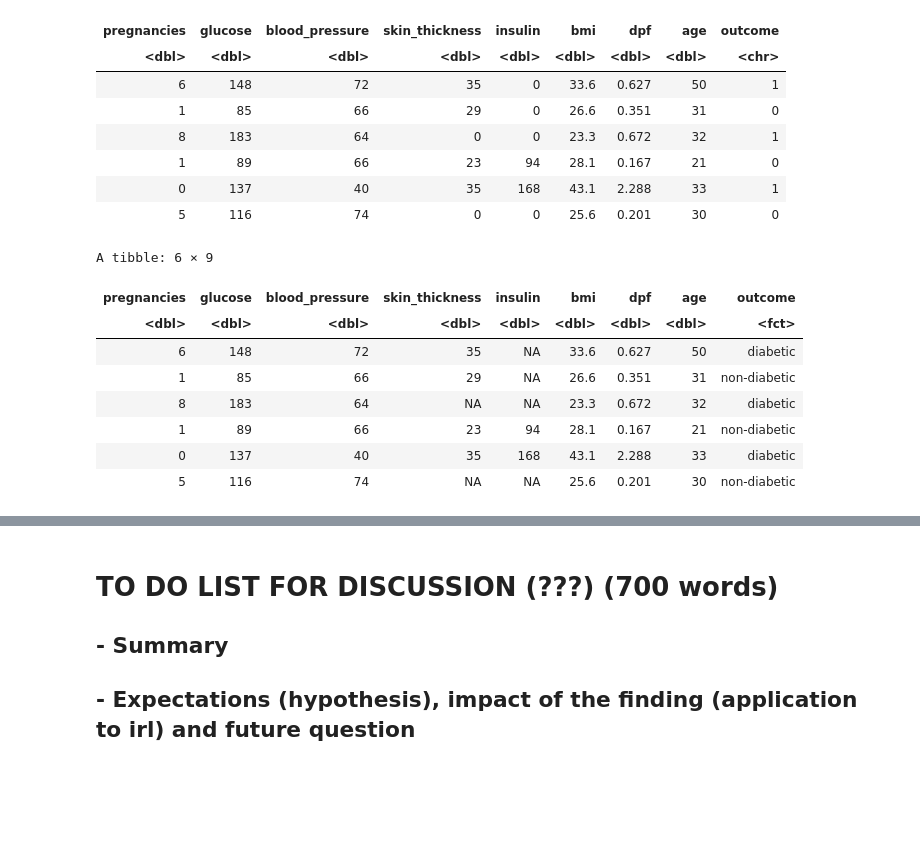
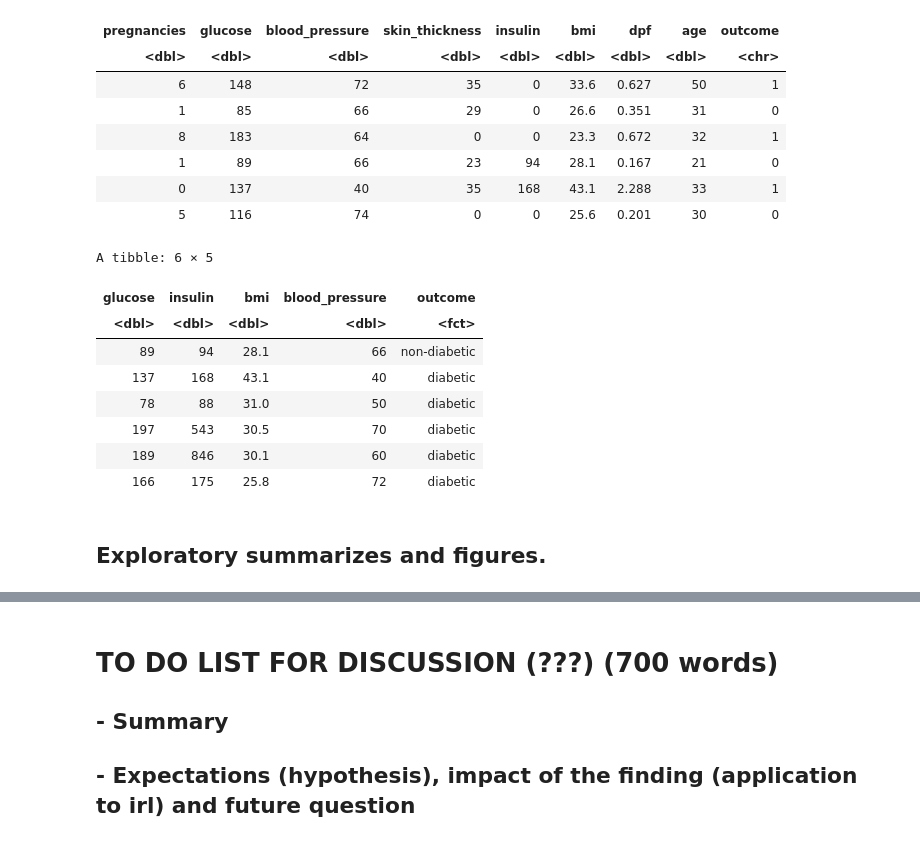
Before and after one commit to narjisaa/dsci-100-2023w1-group-10, a Jupyter notebook: group_project_report.ipynb, the cells around one changed output, grey strips where cells are left out. Drawn from its saved outputs; the diff is of its cells as text; code cells hidden in the pictures; blank space fills up the shorter version.

```diff
--- a/group_project_report.ipynb
+++ b/group_project_report.ipynb
@@ -83,28 +84,31 @@ A tibble: 6 × 9
 # %%
 # Replace all 0 with NA
 diabetes_data$glucose[diabetes_data$glucose == 0] <- NA
 diabetes_data$skin_thickness[diabetes_data$skin_thickness == 0] <- NA
 diabetes_data$insulin[diabetes_data$insulin == 0] <- NA
 diabetes_data$bmi[diabetes_data$bmi == 0] <- NA
 diabetes_data$dpf[diabetes_data$dpf == 0] <- NA
 diabetes_data$age[diabetes_data$age == 0] <- NA
 
 # Change all 0 to non-diabetic and all 1 to diabetic
 diabetes_data$outcome[diabetes_data$outcome == 0] <- "non-diabetic"
 diabetes_data$outcome[diabetes_data$outcome == 1] <- "diabetic"
 
-# Casting outcome into factor
+# Casting outcome into factor, selecting relevant data and then removing all NA values.
 DIABETES_DATA <- diabetes_data |>
-                 mutate(outcome = as.factor(outcome))
-
+                 mutate(outcome = as.factor(outcome)) |>
+                 select(glucose, insulin, bmi, blood_pressure, outcome) |>
+                 na.omit()
 head(DIABETES_DATA) #~~~THIS IS THE MAIN DATASET TO BE USED, DO NOT REASSIGN.
 # %% [output]
-A tibble: 6 × 9
+A tibble: 6 × 5
-| pregnancies | glucose | blood_pressure | skin_thickness | insulin | bmi | dpf | age | outcome |
-| <dbl> | <dbl> | <dbl> | <dbl> | <dbl> | <dbl> | <dbl> | <dbl> | <fct> |
-| 6 | 148 | 72 | 35 | NA | 33.6 | 0.627 | 50 | diabetic |
-| 1 | 85 | 66 | 29 | NA | 26.6 | 0.351 | 31 | non-diabetic |
-| 8 | 183 | 64 | NA | NA | 23.3 | 0.672 | 32 | diabetic |
-| 1 | 89 | 66 | 23 | 94 | 28.1 | 0.167 | 21 | non-diabetic |
-| 0 | 137 | 40 | 35 | 168 | 43.1 | 2.288 | 33 | diabetic |
-| 5 | 116 | 74 | NA | NA | 25.6 | 0.201 | 30 | non-diabetic |
+| glucose | insulin | bmi | blood_pressure | outcome |
+| <dbl> | <dbl> | <dbl> | <dbl> | <fct> |
+| 89 | 94 | 28.1 | 66 | non-diabetic |
+| 137 | 168 | 43.1 | 40 | diabetic |
+| 78 | 88 | 31.0 | 50 | diabetic |
+| 197 | 543 | 30.5 | 70 | diabetic |
+| 189 | 846 | 30.1 | 60 | diabetic |
+| 166 | 175 | 25.8 | 72 | diabetic |
+# %% [markdown]
+## Exploratory summarizes and figures.
```
Also changed, not shown: parts of 13 cells of this notebook.
